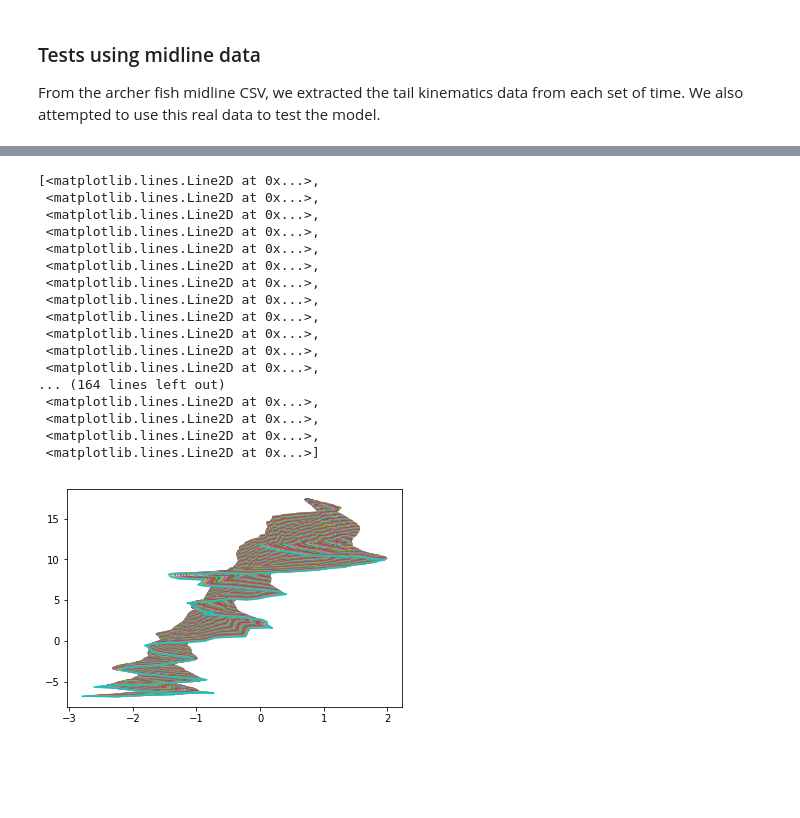
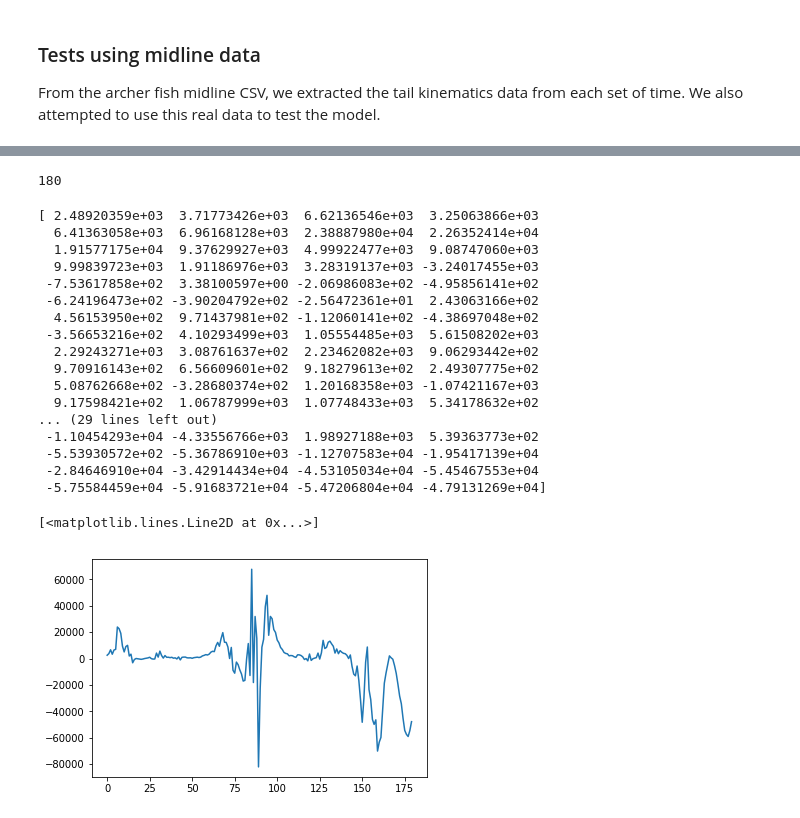
Before and after one commit to Flow-Imaging-Lab-at-Mudd/FILM-fish-model, a Jupyter notebook: lighthill-model.ipynb, the cells around one changed output, grey strips where cells are left out. Cells and saved outputs as stored; diff of their text form; code cells hidden in the pictures; blank space fills up the shorter version.

```diff
--- a/lighthill-model.ipynb
+++ b/lighthill-model.ipynb
@@ -689,7 +701,7 @@ midlinetime = np.concatenate((np.array([0]),np.cumsum(np.full(len(compressedmidl
 # cross-section, guesstimate
 archers = np.full(len(compressedmidline),0.08)
 # %%
-archerfish = Lighthill("Mendelson_midlinedata.csv", midlinetime, transposedmidline[0],transposedmidline[1],archers, 997, 25)
+archerfish = Lighthill("Mendelson_midlinedata.csv", midlinetime, transposedmidline[0],transposedmidline[1],archers, 997, 180)
 #archerfish.inextensibilityCheck(5)
 #np.transpose(archerfish.extractBody("Mendelson_midlinedata.csv")[0])
 
@@ -721,5 +733,4 @@ archerfish = Lighthill("Mendelson_midlinedata.csv", midlinetime, transposedmidli
 #     #plt.legend(loc='lower left', ncol=2)
 # plt.show()
 # print(ma.count(archerfish.body[0])//2)
-print(len(archerfish.body))
 # %% [output]
@@ -798,21 +991,29 @@ masked_array(data=[-1.50580783, -1.495415254, -1.557770709, -1.609733589,
+# %%
+print(len(archerfish.s))
+# %% [output]
+180
+# %%
+print(archerfish.p)
+# %% [output]
+[ 2.48920359e+03  3.71773426e+03  6.62136546e+03  3.25063866e+03
+  6.41363058e+03  6.96168128e+03  2.38887980e+04  2.26352414e+04
+  1.91577175e+04  9.37629927e+03  4.99922477e+03  9.08747060e+03
+  9.99839723e+03  1.91186976e+03  3.28319137e+03 -3.24017455e+03
+ -7.53617858e+02  3.38100597e+00 -2.06986083e+02 -4.95856141e+02
+ -6.24196473e+02 -3.90204792e+02 -2.56472361e+01  2.43063166e+02
+  4.56153950e+02  9.71437981e+02 -1.12060141e+02 -4.38697048e+02
+ -3.56653216e+02  4.10293499e+03  1.05554485e+03  5.61508202e+03
+  2.29243271e+03  3.08761637e+02  2.23462082e+03  9.06293442e+02
+  9.70916143e+02  6.56609601e+02  9.18279613e+02  2.49307775e+02
+  5.08762668e+02 -3.28680374e+02  1.20168358e+03 -1.07421167e+03
+  9.17598421e+02  1.06787999e+03  1.07748433e+03  5.34178632e+02
+... (29 lines left out)
+ -1.10454293e+04 -4.33556766e+03  1.98927188e+03  5.39363773e+02
+ -5.53930572e+02 -5.36786910e+03 -1.12707583e+04 -1.95417139e+04
+ -2.84646910e+04 -3.42914434e+04 -4.53105034e+04 -5.45467553e+04
+ -5.75584459e+04 -5.91683721e+04 -5.47206804e+04 -4.79131269e+04]
 # %%
-plt.plot(archerfish.xt, archerfish.zt)
+plt.plot(archerfish.p)
 # %% [output]
-[<matplotlib.lines.Line2D at 0x...>,
- <matplotlib.lines.Line2D at 0x...>,
- <matplotlib.lines.Line2D at 0x...>,
- <matplotlib.lines.Line2D at 0x...>,
- <matplotlib.lines.Line2D at 0x...>,
- <matplotlib.lines.Line2D at 0x...>,
- <matplotlib.lines.Line2D at 0x...>,
- <matplotlib.lines.Line2D at 0x...>,
- <matplotlib.lines.Line2D at 0x...>,
- <matplotlib.lines.Line2D at 0x...>,
- <matplotlib.lines.Line2D at 0x...>,
- <matplotlib.lines.Line2D at 0x...>,
-... (164 lines left out)
- <matplotlib.lines.Line2D at 0x...>,
- <matplotlib.lines.Line2D at 0x...>,
- <matplotlib.lines.Line2D at 0x...>,
- <matplotlib.lines.Line2D at 0x...>]
+[<matplotlib.lines.Line2D at 0x...>]
-[figure, old version]
+[figure, new version]
```
Also changed, not shown: parts of 34 cells of this notebook.
